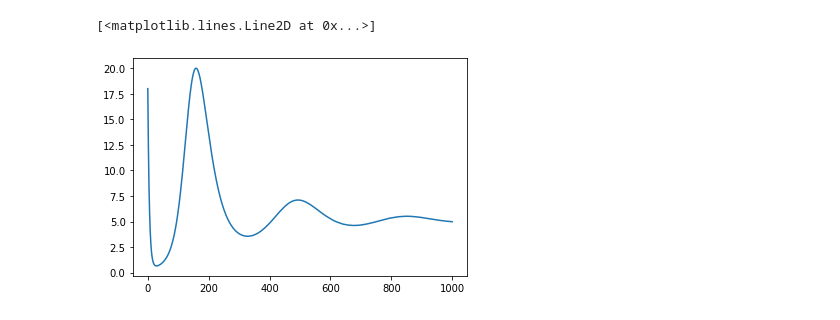
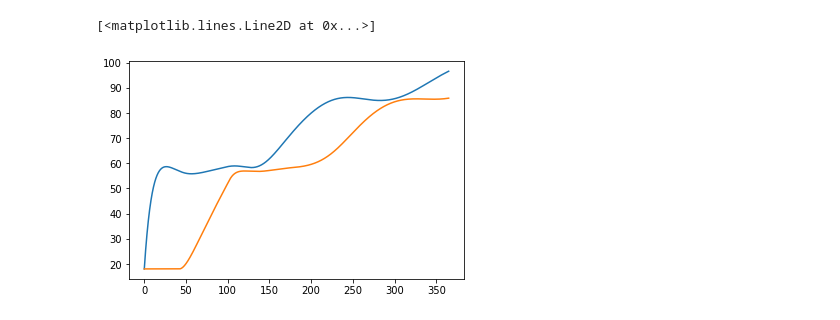
Before and after one commit to Priesemann-Group/covid19_winter_dilemma, a Jupyter notebook: notebooks/model_tests.ipynb, the cells around one changed output. Drawn from its saved outputs; the diff is of its cells as text; code cells hidden in the pictures.

Commit message:
model with time delay

```diff
--- a/notebooks/model_tests.ipynb
+++ b/notebooks/model_tests.ipynb
@@ -122,4 +143,13 @@ def I_eff(I,IB):
 # %%
-t_max = 1000
-steps = 10000
+t_max = 365
+step_size = 0.1
+times = np.arange(0,t_max,step_size)
+# %%
+data = [y0H]*int((tau_vac+tau_behaviour)/step_size)
+
+for i in range(len(times)-1):
+    res = solve_ivp(funH, (times[i],times[i+1]), data[-1])
+    data.append( res["y"][:,-1:].reshape(12) )
+
+data = np.array(data)[-int(t_max/step_size):,:]
 # %%
@@ -134,5 +180,6 @@ plt.legend()
 # %%
-plt.plot(result["t"],result["y"][d["ICU"]])
+plt.plot(times,data[:,7],label="ICU")
+plt.plot(times,data[:,-1],label="H")
 # %% [output]
 [<matplotlib.lines.Line2D at 0x...>]
-[figure, old version]
+[figure, new version]
```
Also changed, not shown: parts of 13 cells of this notebook.
